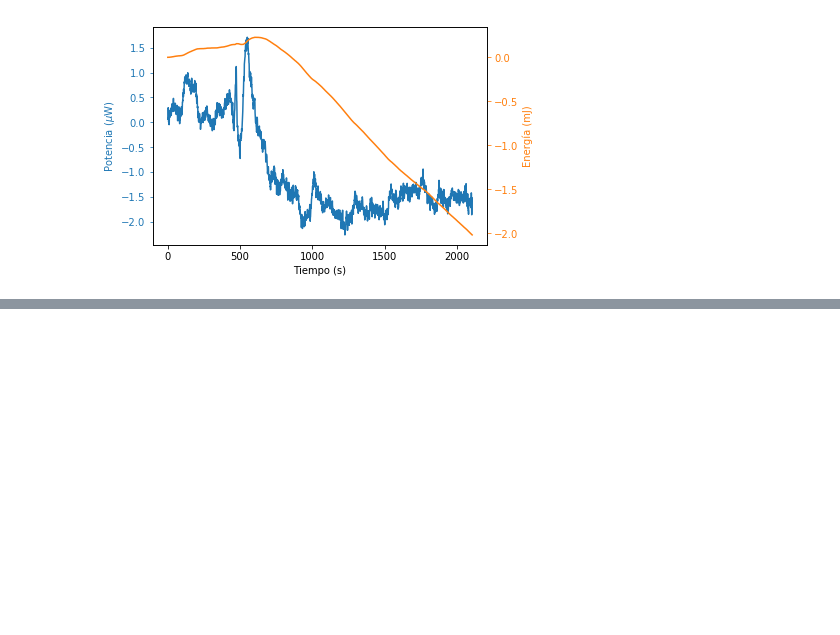
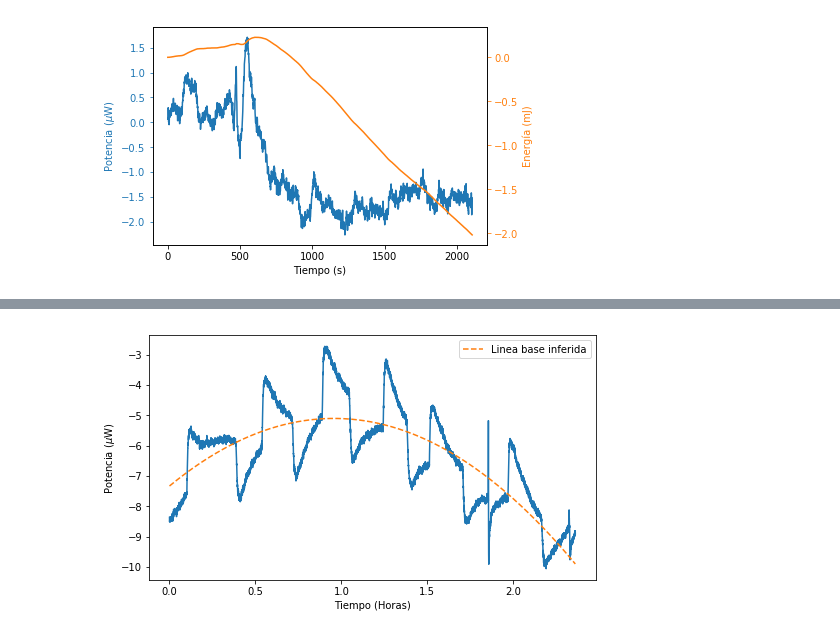
Before and after one commit to jsbarbosa/TesisQuimica, a Jupyter notebook: Data/Baselines/Plots.ipynb, the cells around one changed output, grey strips where cells are left out. Drawn from its saved outputs; the diff is of its cells as text; code cells hidden in the pictures; blank space fills up the shorter version.

```diff
--- a/Data/Baselines/Plots.ipynb
+++ b/Data/Baselines/Plots.ipynb
@@ -37,0 +89,23 @@ plt.show()
+# %%
+from_ = 84000
+to_ = 92500
+
+t_m, q_m, p = data[from_ : to_].T
+t_m = t_m / 3600
+t_m = t_m - t_m[0]
+
+a, b, c = np.polyfit(t_m, q_m, 2)
+reg = a * t_m**2 + b * t_m + c
+# %%
+fig, ax = plt.subplots(figsize = (8, 4.5))
+ax.plot(t_m, q_m)
+ax.plot(t_m, reg, '--', label = 'Linea base inferida')
+
+ax.set_xlabel('Tiempo (Horas)')
+ax.set_ylabel('Potencia ($\mu$W)')
+
+ax.legend()
+
+fig.savefig("motor.png", dpi = 300)
+# %% [output]
+[figure, added]
```
Also changed, not shown: parts of 5 cells of this notebook, 18 other files.
